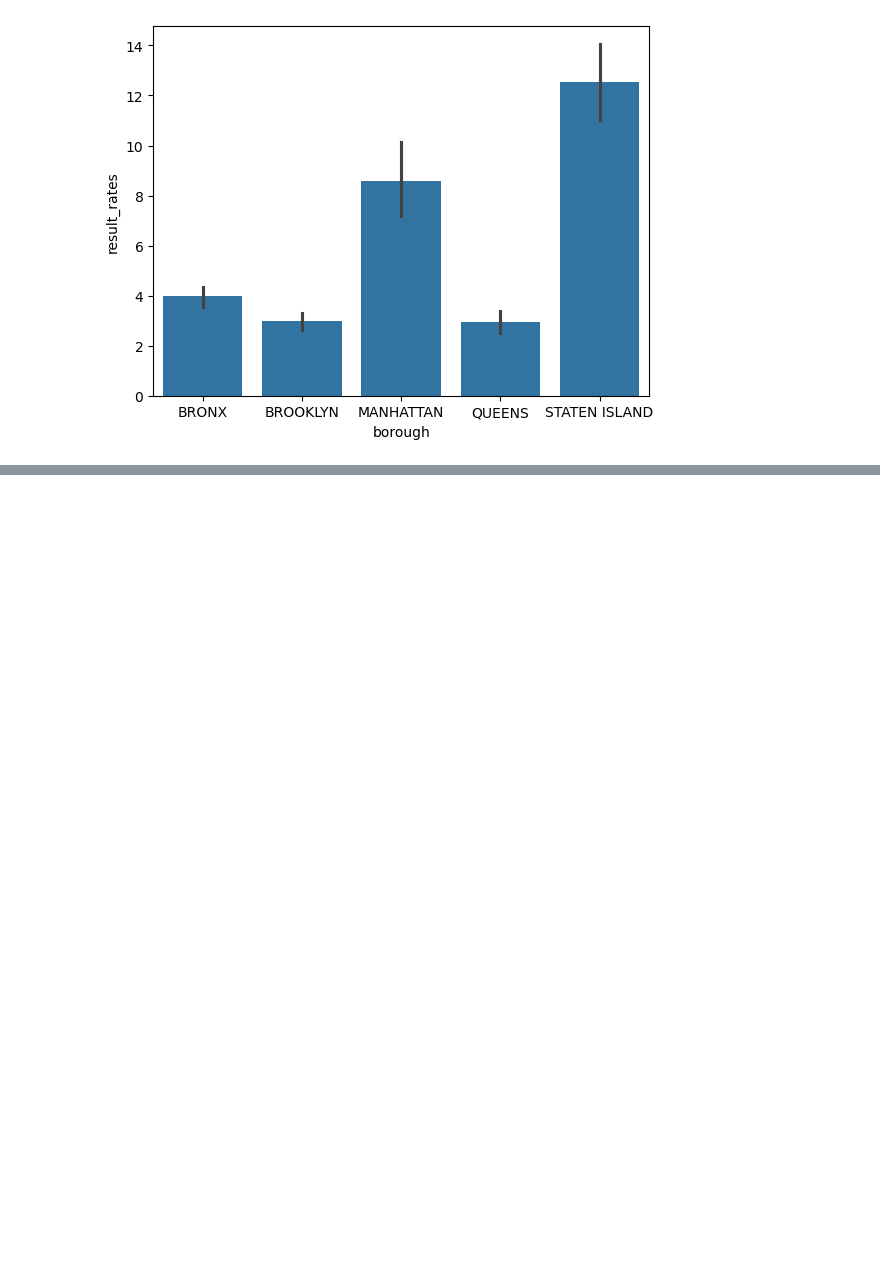
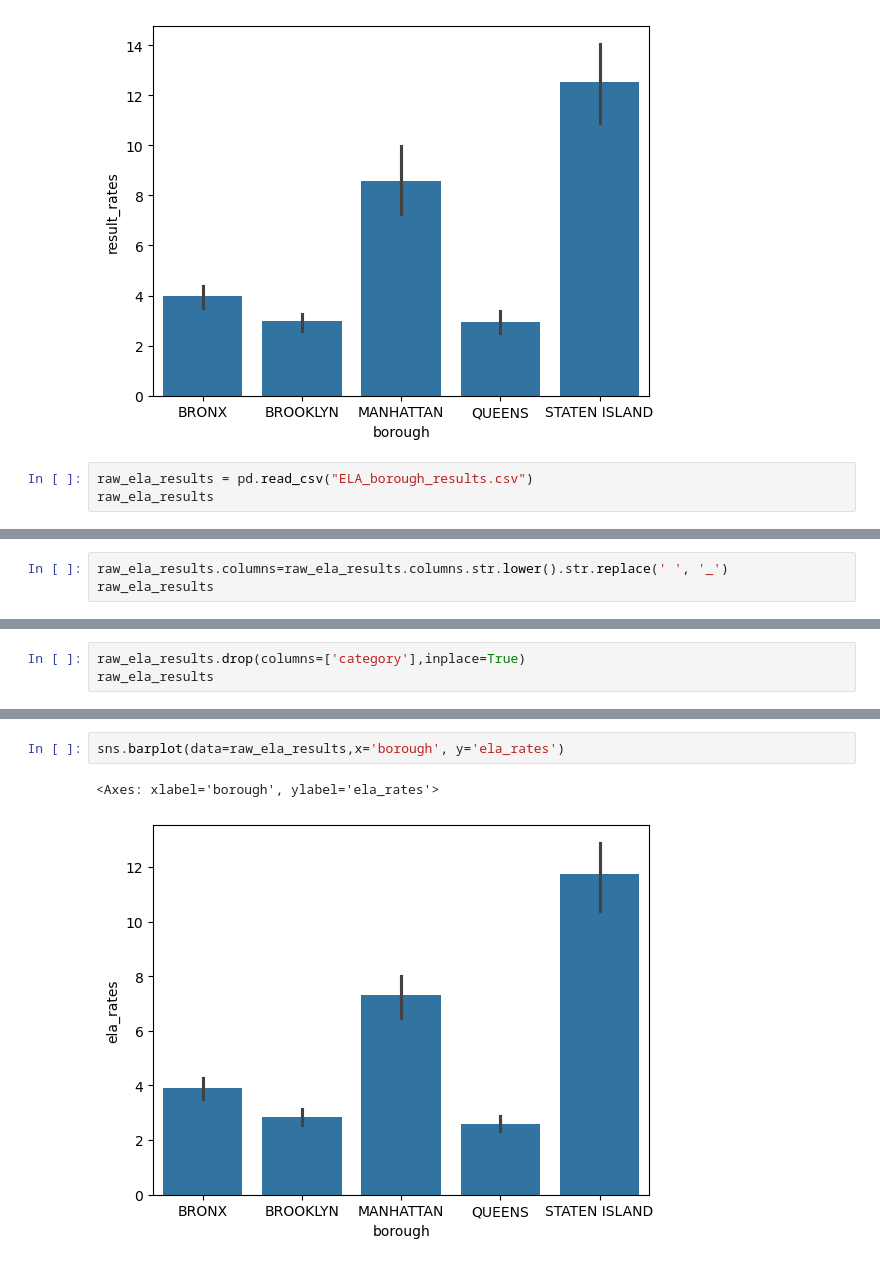
Before and after one commit to YasmineRaef/NYC_OpenSource_Literacy_rates, a Jupyter notebook: Literacy_rates.ipynb, the cells around one changed output, grey strips where cells are left out. Saved outputs shown, nothing was run; the diff lists cells and outputs as text; blank space fills up the shorter version.

Commit message:
created and graphed ela dataset

```diff
--- a/Literacy_rates.ipynb
+++ b/Literacy_rates.ipynb
@@ -172,3 +169,6 @@ sns.barplot(data = raw_math_results, x='borough', y='result_rates')
 # %% [output]
 <Axes: xlabel='borough', ylabel='result_rates'>
 [figure]
+# %%
+raw_ela_results = pd.read_csv("ELA_borough_results.csv")
+raw_ela_results
@@ -174,0 +189,3 @@ sns.barplot(data = raw_math_results, x='borough', y='result_rates')
+# %%
+raw_ela_results.columns=raw_ela_results.columns.str.lower().str.replace(' ', '_')
+raw_ela_results
@@ -174,0 +206,3 @@ sns.barplot(data = raw_math_results, x='borough', y='result_rates')
+# %%
+raw_ela_results.drop(columns=['category'],inplace=True)
+raw_ela_results
@@ -174,0 +240,5 @@ sns.barplot(data = raw_math_results, x='borough', y='result_rates')
+# %%
+sns.barplot(data=raw_ela_results,x='borough', y='ela_rates')
+# %% [output]
+<Axes: xlabel='borough', ylabel='ela_rates'>
+[figure, added]
```
Also changed, not shown: parts of 8 cells of this notebook.
